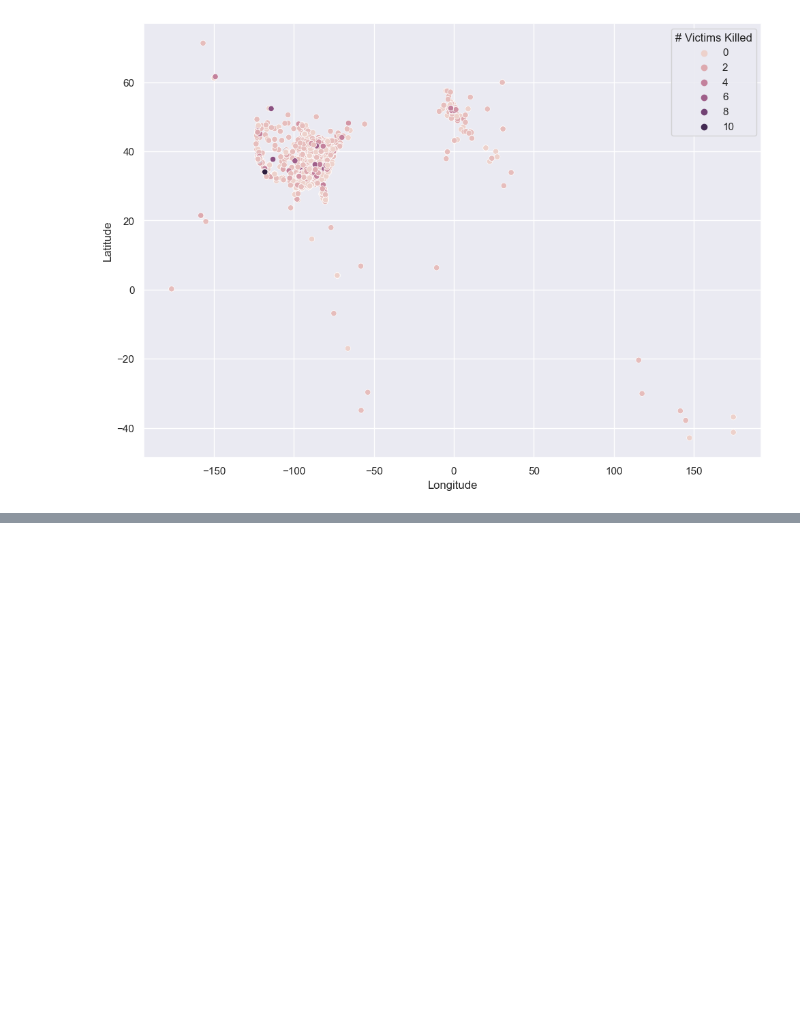
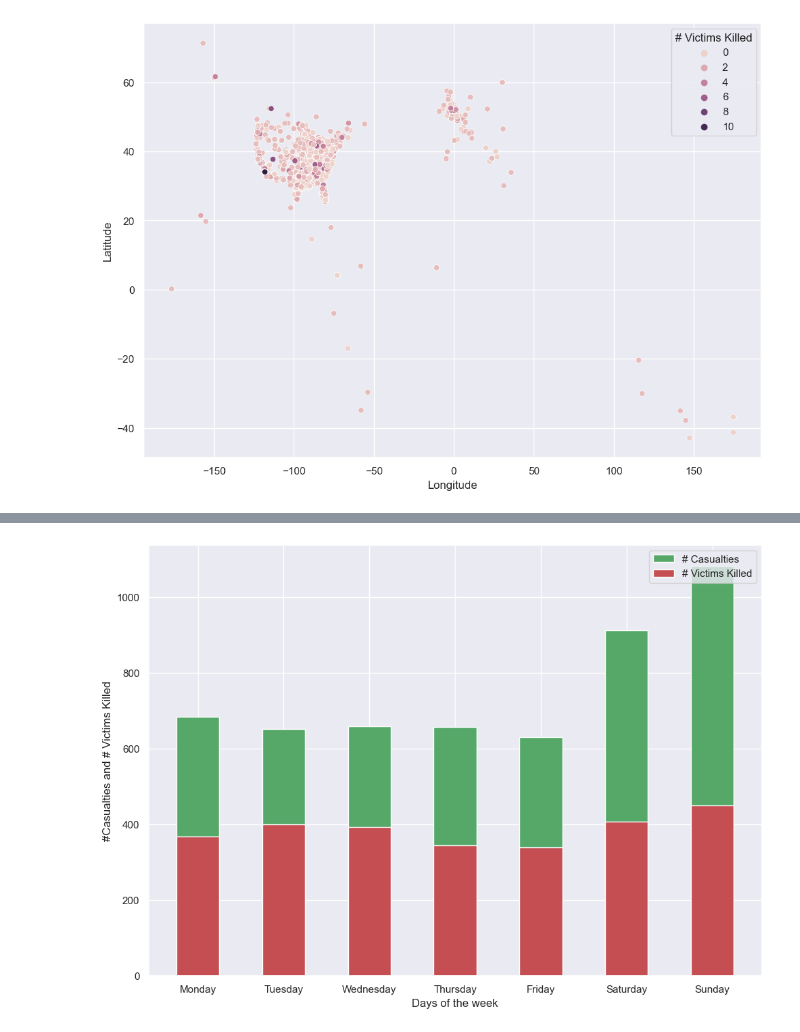
Before and after one commit to DozieSixtus/Gun-violence-US, a Jupyter notebook: scripts/EDA.ipynb, the cells around one changed output, grey strips where cells are left out. Saved outputs shown, nothing was run; the diff lists cells and outputs as text; code cells hidden in the pictures; blank space fills up the shorter version.

```diff
--- a/scripts/EDA.ipynb
+++ b/scripts/EDA.ipynb
@@ -243,0 +279,15 @@ plt.colorbar(label = '# Victims Killed')
+# %%
+mergedDataset['Day Name'] = mergedDataset['Incident Date'].dt.day_name()
+days = [ 'Monday', 'Tuesday', 'Wednesday', 'Thursday', 'Friday', 'Saturday', 'Sunday']
+fig, ax = plt.subplots()
+
+for colName in ['# Casualties', '# Victims Killed']:
+       ax.bar(data=mergedDataset.groupby(['Day Name']).sum().reindex(days).reset_index(), width=0.5,
+              x='Day Name', height=colName, color='r' if colName.__eq__('# Victims Killed') else 'g')
+
+ax.legend(['# Casualties', '# Victims Killed'], loc='upper right')
+plt.xlabel('Days of the week')
+plt.ylabel('#Casualties and # Victims Killed')
+plt.show()
+# %% [output]
+[figure, added]
```
Also changed, not shown: parts of 7 cells of this notebook.
